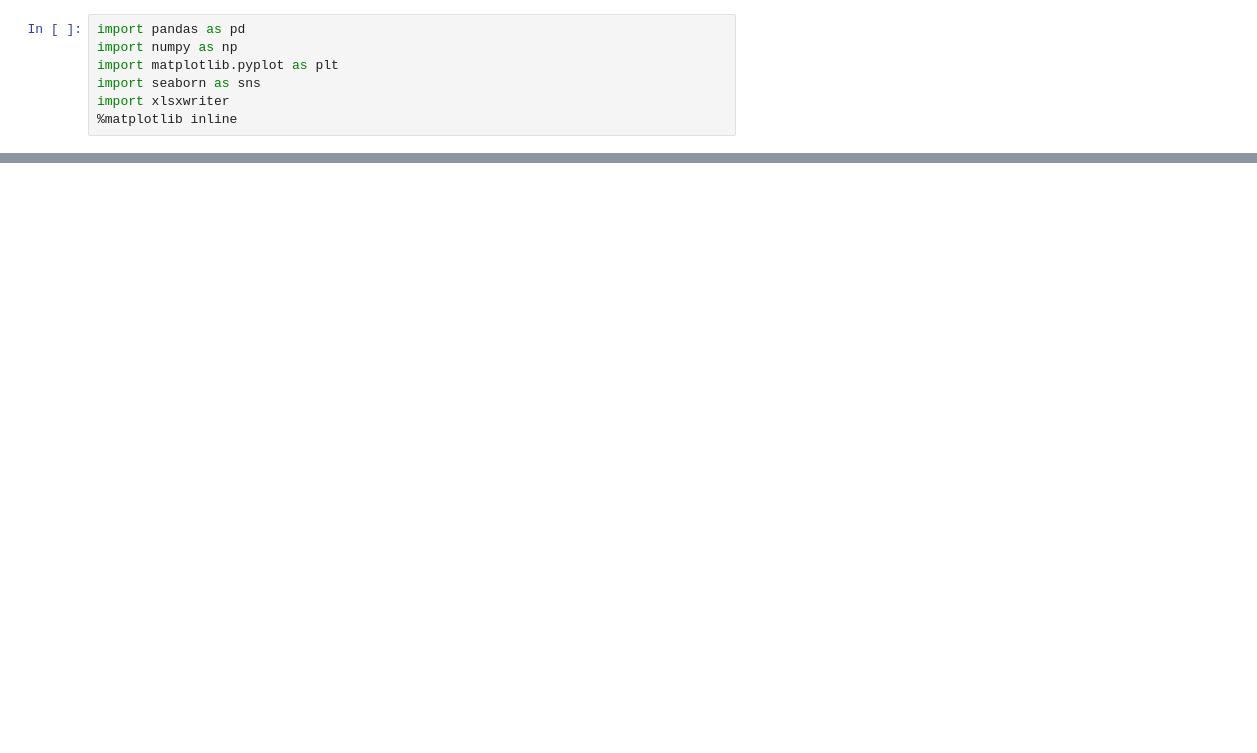
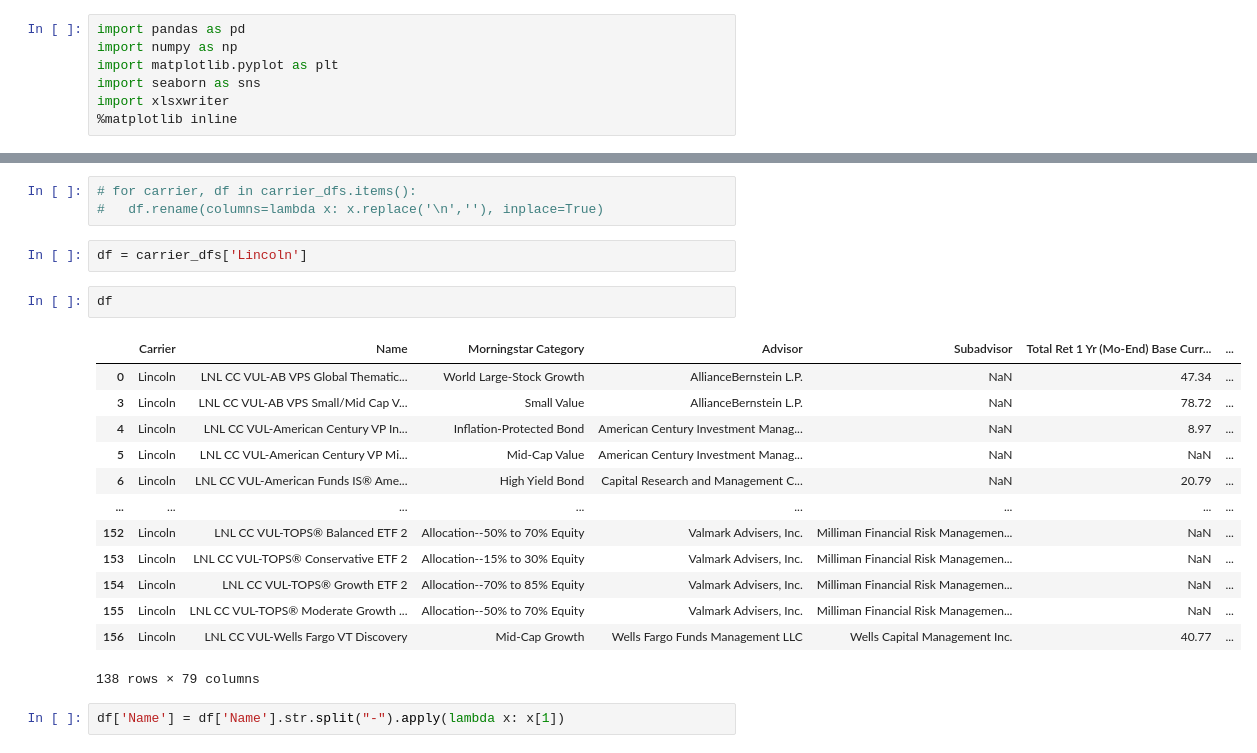
Before and after one commit to justinballas/Articles, a Jupyter notebook: BICFR_Subaccount_Rankings.ipynb, the cells around one changed output, grey strips where cells are left out. Drawn from its saved outputs; the diff is of its cells as text; blank space fills up the shorter version.

```diff
--- a/BICFR_Subaccount_Rankings.ipynb
+++ b/BICFR_Subaccount_Rankings.ipynb
@@ -191,0 +206,23 @@ ratings_df.describe()
+# %%
+# for carrier, df in carrier_dfs.items():
+#   df.rename(columns=lambda x: x.replace('\n',''), inplace=True)
+# %%
+df = carrier_dfs['Lincoln']
+# %%
+df
+# %% [output]
+|  | Carrier | Name | Morningstar Category | Advisor | Subadvisor | Total Ret 1 Yr (Mo-End) Base Curr... | ... |
+| 0 | Lincoln | LNL CC VUL-AB VPS Global Thematic... | World Large-Stock Growth | AllianceBernstein L.P. | NaN | 47.34 | ... |
+| 3 | Lincoln | LNL CC VUL-AB VPS Small/Mid Cap V... | Small Value | AllianceBernstein L.P. | NaN | 78.72 | ... |
+| 4 | Lincoln | LNL CC VUL-American Century VP In... | Inflation-Protected Bond | American Century Investment Manag... | NaN | 8.97 | ... |
+| 5 | Lincoln | LNL CC VUL-American Century VP Mi... | Mid-Cap Value | American Century Investment Manag... | NaN | NaN | ... |
+| 6 | Lincoln | LNL CC VUL-American Funds IS® Ame... | High Yield Bond | Capital Research and Management C... | NaN | 20.79 | ... |
+| ... | ... | ... | ... | ... | ... | ... | ... |
+| 152 | Lincoln | LNL CC VUL-TOPS® Balanced ETF 2 | Allocation--50% to 70% Equity | Valmark Advisers, Inc. | Milliman Financial Risk Managemen... | NaN | ... |
+| 153 | Lincoln | LNL CC VUL-TOPS® Conservative ETF 2 | Allocation--15% to 30% Equity | Valmark Advisers, Inc. | Milliman Financial Risk Managemen... | NaN | ... |
+| 154 | Lincoln | LNL CC VUL-TOPS® Growth ETF 2 | Allocation--70% to 85% Equity | Valmark Advisers, Inc. | Milliman Financial Risk Managemen... | NaN | ... |
+| 155 | Lincoln | LNL CC VUL-TOPS® Moderate Growth ... | Allocation--50% to 70% Equity | Valmark Advisers, Inc. | Milliman Financial Risk Managemen... | NaN | ... |
+| 156 | Lincoln | LNL CC VUL-Wells Fargo VT Discovery | Mid-Cap Growth | Wells Fargo Funds Management LLC | Wells Capital Management Inc. | 40.77 | ... |
+138 rows × 79 columns
+# %%
+df['Name'] = df['Name'].str.split("-").apply(lambda x: x[1])
```
Also changed, not shown: parts of 7 cells of this notebook.
